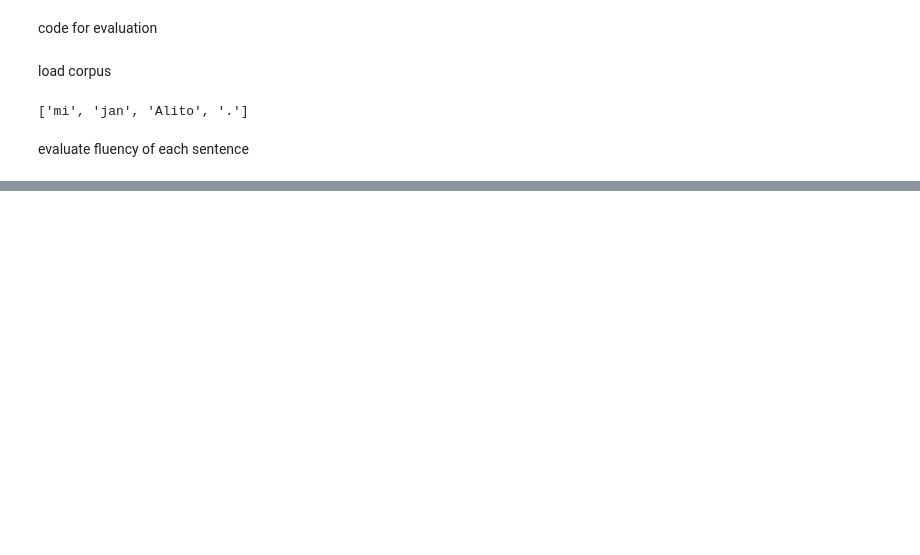
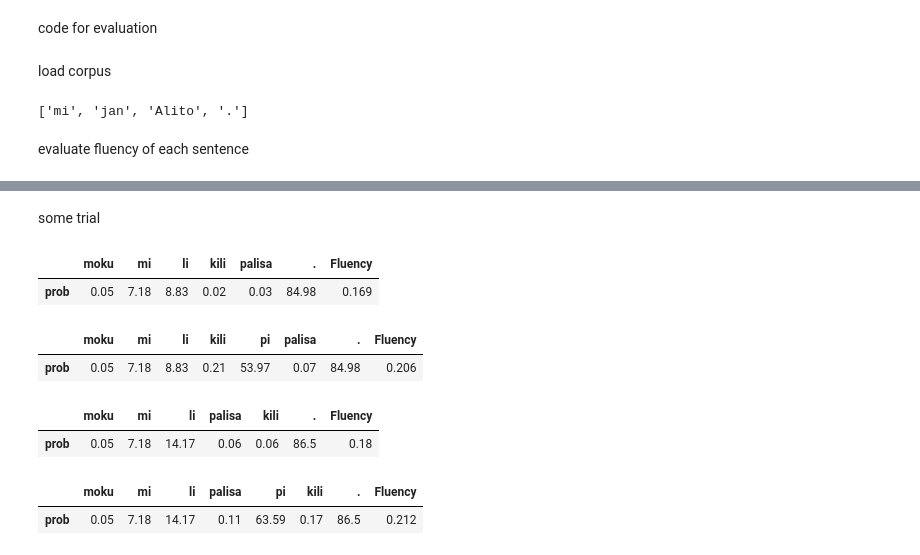
Before and after one commit to nymwa/Toki-Pona-1000-Sentences-Corpus, a Jupyter notebook: fluency.ipynb, the cells around one changed output, grey strips where cells are left out. Drawn from its saved outputs; the diff is of its cells as text; code cells hidden in the pictures; blank space fills up the shorter version.

```diff
--- a/fluency.ipynb
+++ b/fluency.ipynb
@@ -103 +104,20 @@ for i, line in enumerate(sents):
 ... (108 outputs left out)
+# %% [markdown]
+some trial
+# %%
+def tokenize(sent):
+    return nltk.tokenize.word_tokenize(sent)
+# %%
+evaluate(tokenize('moku mi li kili palisa.'))
+evaluate(tokenize('moku mi li kili pi palisa.'))
+evaluate(tokenize('moku mi li palisa kili.'))
+evaluate(tokenize('moku mi li palisa pi kili.'))
+# %% [output]
+|  | moku | mi | li | kili | palisa | . | Fluency |
+| prob | 0.05 | 7.18 | 8.83 | 0.02 | 0.03 | 84.98 | 0.169 |
+|  | moku | mi | li | kili | pi | palisa | . | Fluency |
+| prob | 0.05 | 7.18 | 8.83 | 0.21 | 53.97 | 0.07 | 84.98 | 0.206 |
+|  | moku | mi | li | palisa | kili | . | Fluency |
+| prob | 0.05 | 7.18 | 14.17 | 0.06 | 0.06 | 86.5 | 0.18 |
+|  | moku | mi | li | palisa | pi | kili | . | Fluency |
+| prob | 0.05 | 7.18 | 14.17 | 0.11 | 63.59 | 0.17 | 86.5 | 0.212 |
```
Also changed, not shown: parts of 4 cells of this notebook.
